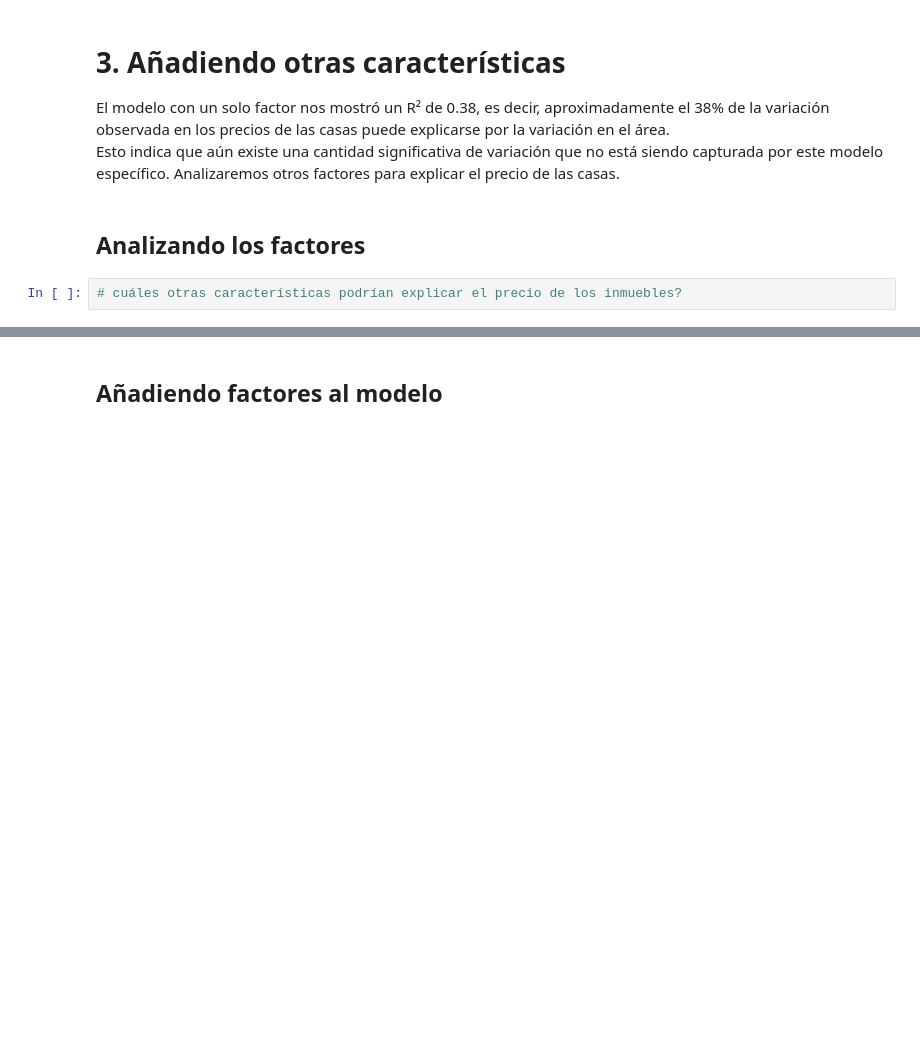
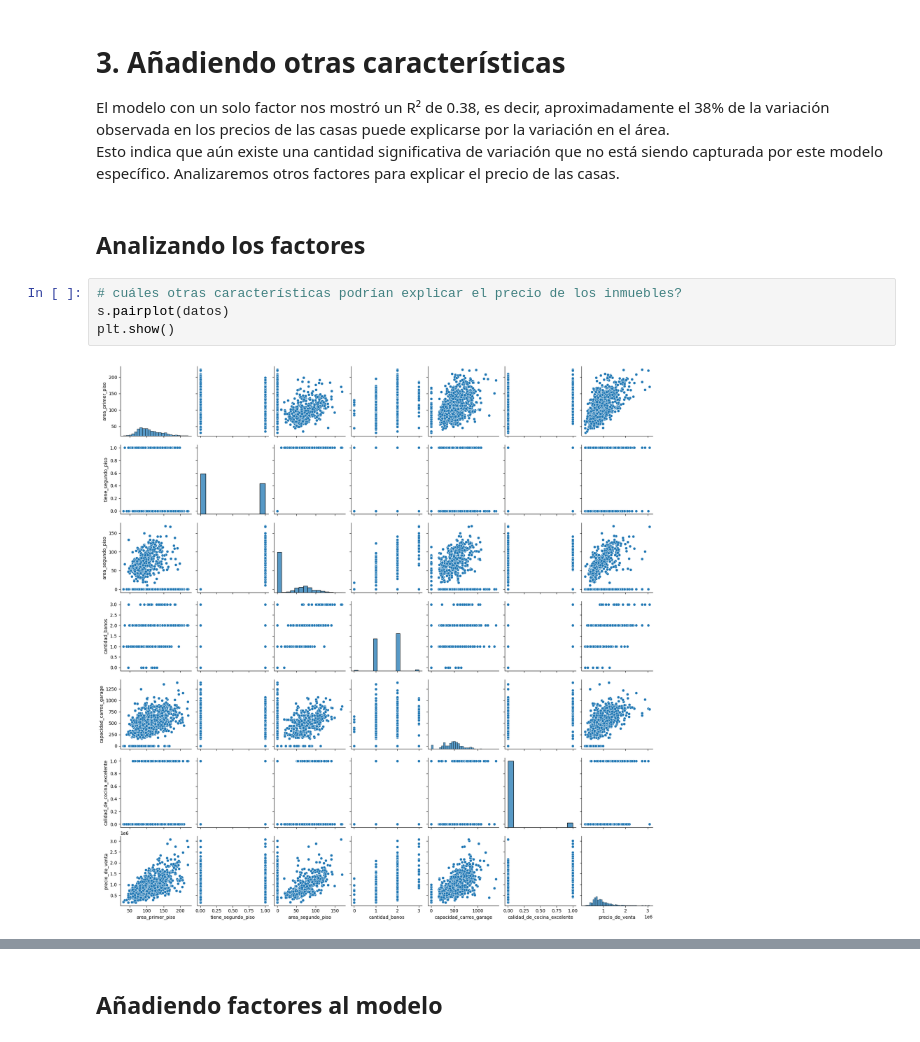
Before and after one commit to FlamInIFabrIzIo/2--curso-DS-Alura-latam, a Jupyter notebook: notebooks/precios_de_inmuebles_regresion_lineal.ipynb, the cells around one changed output, grey strips where cells are left out. Saved outputs shown, nothing was run; the diff lists cells and outputs as text; blank space fills up the shorter version.

```diff
--- a/notebooks/precios_de_inmuebles_regresion_lineal.ipynb
+++ b/notebooks/precios_de_inmuebles_regresion_lineal.ipynb
@@ -291,5 +291,9 @@ Esto indica que aún existe una cantidad significativa de variación que no est
 ## Analizando los factores
 # %%
 # cuáles otras características podrían explicar el precio de los inmuebles?
+s.pairplot(datos)
+plt.show()
+# %% [output]
+[figure, added]
 # %%
 #Vamos a analizar solamente y_vars='precio_de_venta'
```
Also changed, not shown: parts of 26 cells of this notebook.
